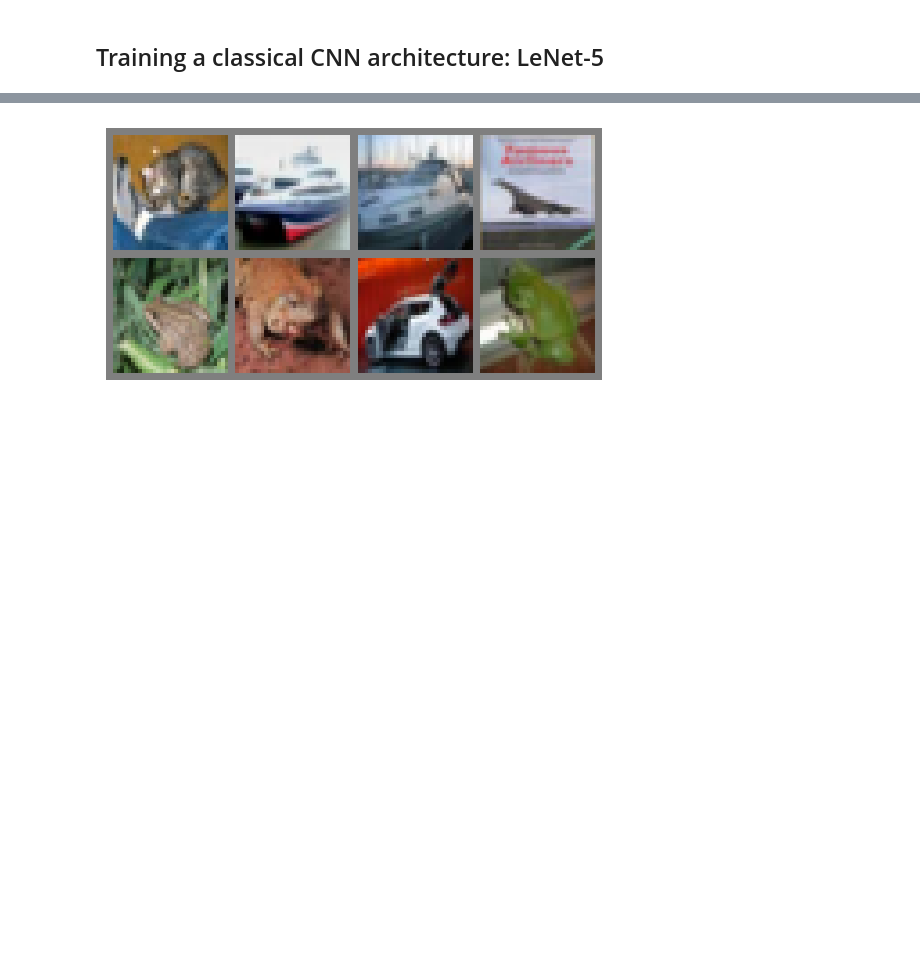
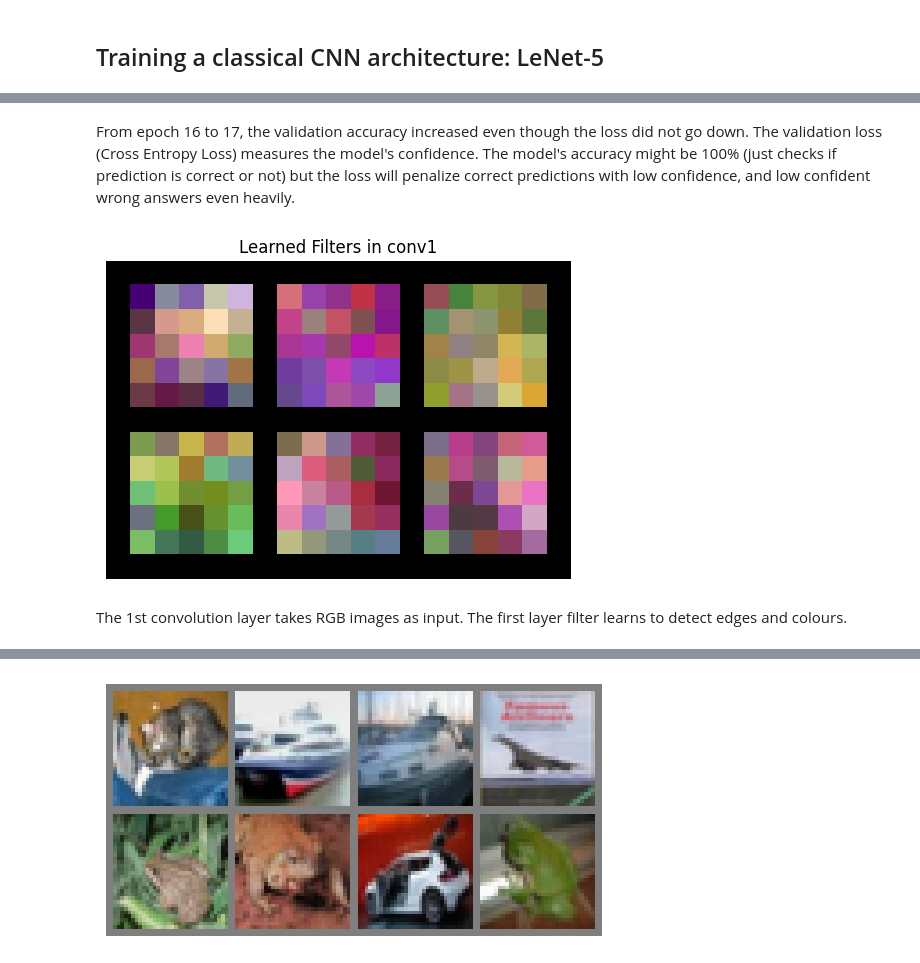
Before and after one commit to Salekin-13/CNN-block-lab, a Jupyter notebook: experiments.ipynb, the cells around one changed output, grey strips where cells are left out. Cells and saved outputs as stored; diff of their text form; code cells hidden in the pictures; blank space fills up the shorter version.

```diff
--- a/experiments.ipynb
+++ b/experiments.ipynb
@@ -78,3 +109,25 @@ Epoch [17/20] - Train Loss: 0.8145, Train Acc: 71.68% - Val Loss: 1.2820, Val Ac
 Epoch [18/20] - Train Loss: 0.7986, Train Acc: 72.35% - Val Loss: 1.2787, Val Acc: 56.70%
 Early stopping triggered at epoch 18
+# %% [markdown]
+From epoch 16 to 17, the validation accuracy increased even though the loss did not go down. The validation loss (Cross Entropy Loss) measures the model's confidence. The model's accuracy might be 100% (just checks if prediction is correct or not) but the loss will penalize correct predictions with low confidence, and low confident wrong answers even heavily.
+# %%
+import torchvision.utils as vutils
+
+# Normalize to 0-1 for visualization
+filters = model.conv1.weight.data.clone().cpu()
+filters = (filters - filters.min()) / (filters.max() - filters.min())
+# %%
+# Create a grid of filters
+filter_grid = vutils.make_grid(filters, nrow=3, padding=1)
+
+# Plot
+plt.figure(figsize=(6, 6))
+plt.imshow(filter_grid.permute(1, 2, 0))  # Convert from [C, H, W] to [H, W, C] for plotting
+plt.axis('off')
+plt.title("Learned Filters in conv1")
+plt.show()
+# %% [output]
+[figure, added]
+# %% [markdown]
+The 1st convolution layer takes RGB images as input. The first layer filter learns to detect edges and colours.
 # %%
```
Also changed, not shown: parts of 22 cells of this notebook, 3 other files.
